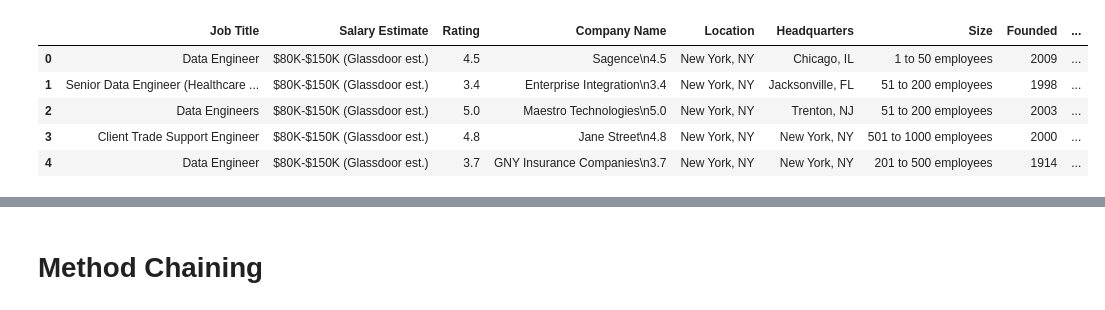
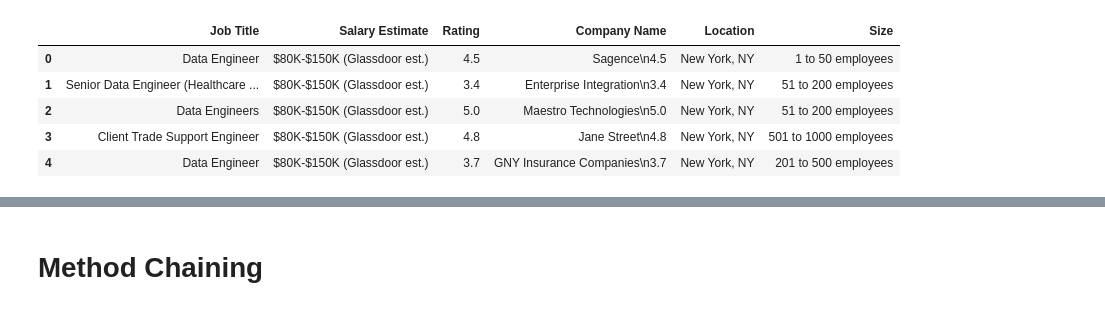
Before and after one commit to data301-2021-summer2/project-group31-project, a Jupyter notebook: Analysis Notebook.ipynb, the cells around one changed output, grey strips where cells are left out. Cells and saved outputs as stored; diff of their text form; code cells hidden in the pictures.

Commit message:
Removed columns and converted Salary Estimate column from Str to Int and split values into Min and Max column.

```diff
--- a/Analysis Notebook.ipynb
+++ b/Analysis Notebook.ipynb
@@ -21,12 +17,12 @@ df1.head()
 # %%
 # Removed the "Job Description"
 # Removed "Easy Apply" because it is a unique feature on Glassdoor job website that allows the applicant to directly apply on Glassdoor instead of going being redirected to the company website application portal
-df2 = df1.drop(['Job Description',"Easy Apply"],axis='columns')
+df2 = df1.drop(['Job Description',"Easy Apply","Competitors","Industry","Sector","Revenue","Type of ownership","Headquarters","Founded"],axis='columns')
 df2.head()
 # %% [output]
-|  | Job Title | Salary Estimate | Rating | Company Name | Location | Headquarters | Size | Founded | ... |
-| 0 | Data Engineer | $80K-$150K (Glassdoor est.) | 4.5 | Sagence\n4.5 | New York, NY | Chicago, IL | 1 to 50 employees | 2009 | ... |
-| 1 | Senior Data Engineer (Healthcare ... | $80K-$150K (Glassdoor est.) | 3.4 | Enterprise Integration\n3.4 | New York, NY | Jacksonville, FL | 51 to 200 employees | 1998 | ... |
-| 2 | Data Engineers | $80K-$150K (Glassdoor est.) | 5.0 | Maestro Technologies\n5.0 | New York, NY | Trenton, NJ | 51 to 200 employees | 2003 | ... |
-| 3 | Client Trade Support Engineer | $80K-$150K (Glassdoor est.) | 4.8 | Jane Street\n4.8 | New York, NY | New York, NY | 501 to 1000 employees | 2000 | ... |
-| 4 | Data Engineer | $80K-$150K (Glassdoor est.) | 3.7 | GNY Insurance Companies\n3.7 | New York, NY | New York, NY | 201 to 500 employees | 1914 | ... |
+|  | Job Title | Salary Estimate | Rating | Company Name | Location | Size |
+| 0 | Data Engineer | $80K-$150K (Glassdoor est.) | 4.5 | Sagence\n4.5 | New York, NY | 1 to 50 employees |
+| 1 | Senior Data Engineer (Healthcare ... | $80K-$150K (Glassdoor est.) | 3.4 | Enterprise Integration\n3.4 | New York, NY | 51 to 200 employees |
+| 2 | Data Engineers | $80K-$150K (Glassdoor est.) | 5.0 | Maestro Technologies\n5.0 | New York, NY | 51 to 200 employees |
+| 3 | Client Trade Support Engineer | $80K-$150K (Glassdoor est.) | 4.8 | Jane Street\n4.8 | New York, NY | 501 to 1000 employees |
+| 4 | Data Engineer | $80K-$150K (Glassdoor est.) | 3.7 | GNY Insurance Companies\n3.7 | New York, NY | 201 to 500 employees |
```
Also changed, not shown: parts of 15 cells of this notebook.
